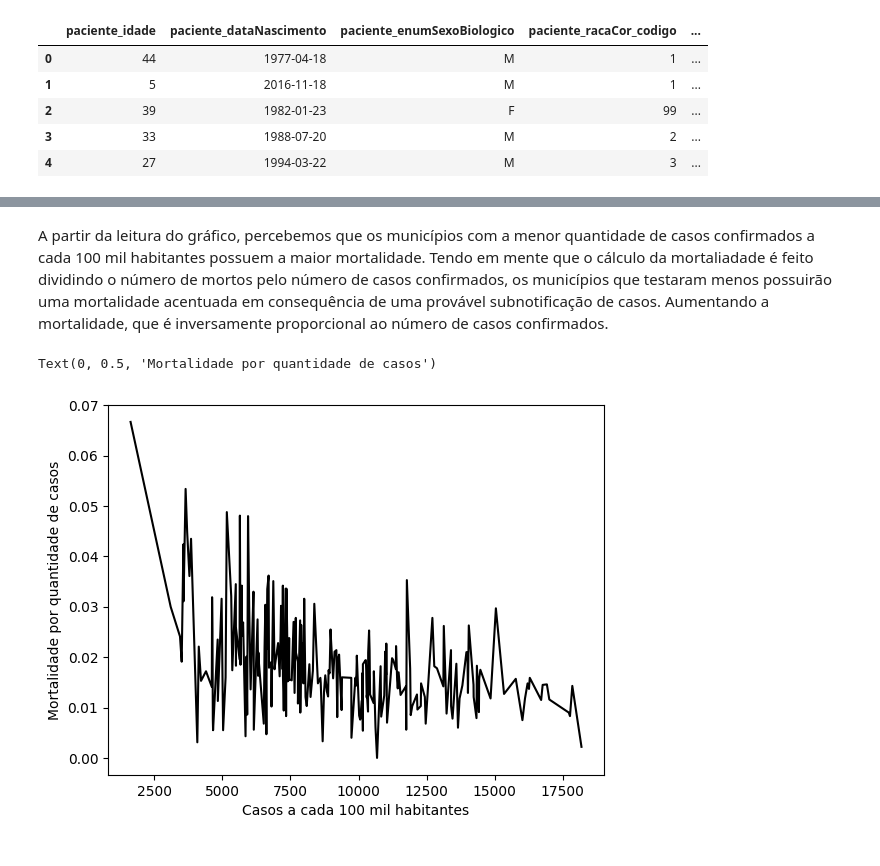
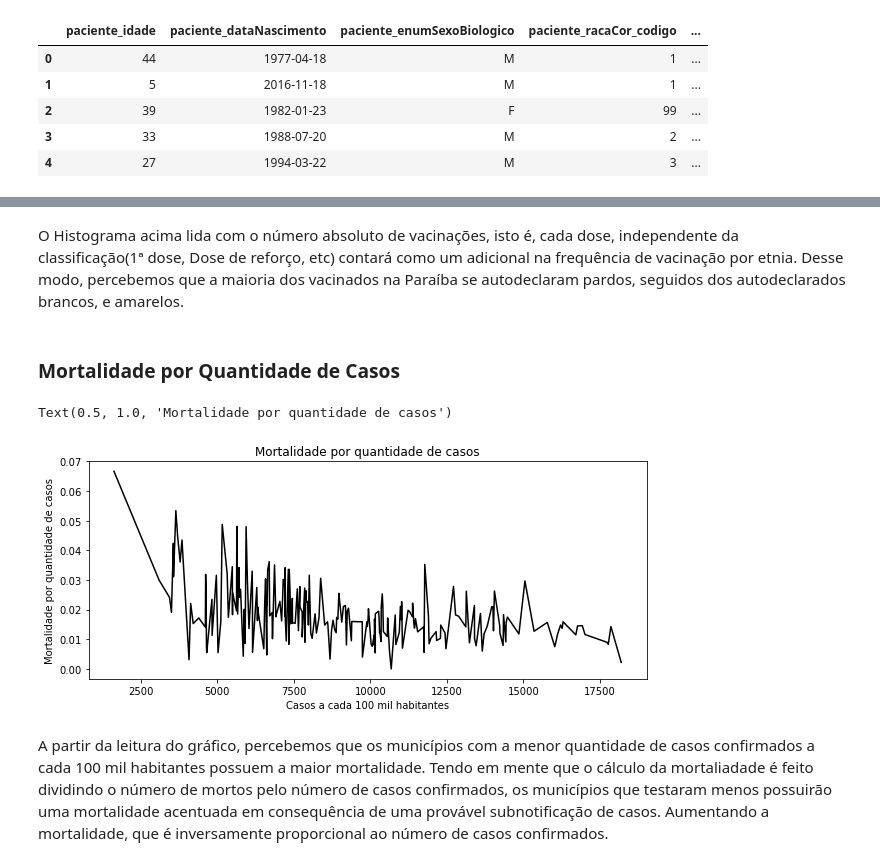
Before and after one commit to maxbarbosa/data-science-final-project, a Jupyter notebook: graphs.ipynb, the cells around one changed output, grey strips where cells are left out. Saved outputs shown, nothing was run; the diff lists cells and outputs as text; code cells hidden in the pictures.

```diff
--- a/graphs.ipynb
+++ b/graphs.ipynb
@@ -106,9 +73,14 @@ Text(0, 0.5, 'Etnia')
+# %% [markdown]
+O Histograma acima lida com o número absoluto de vacinações, isto é, cada dose, independente da classificação(1ª dose, Dose de reforço, etc) contará como um adicional na frequência de vacinação por etnia. Desse modo, percebemos que a maioria dos vacinados na Paraíba se autodeclaram pardos, seguidos dos autodeclarados brancos, e amarelos.
+# %% [markdown]
+### Mortalidade por Quantidade de Casos
+# %%
+lin_drt = sns.lineplot(data = casos_df, x = 'confirmed_per_100k_inhabitants', y = 'death_rate', color= 'black')
+lin_drt.set_xlabel('Casos a cada 100 mil habitantes')
+lin_drt.set_ylabel('Mortalidade por quantidade de casos')
+lin_drt.set_title('Mortalidade por quantidade de casos')
+# %% [output]
+Text(0.5, 1.0, 'Mortalidade por quantidade de casos')
+[figure, added]
 # %% [markdown]
 A partir da leitura do gráfico, percebemos que os municípios com a menor quantidade de casos confirmados a cada 100 mil habitantes possuem a maior mortalidade. Tendo em mente que o cálculo da mortaliadade é feito dividindo o número de mortos pelo número de casos confirmados, os municípios que testaram menos possuirão uma mortalidade acentuada em consequência de uma provável subnotificação de casos. Aumentando a mortalidade, que é inversamente proporcional ao número de casos confirmados.
-# %%
-lin_drt = sns.lineplot(data = casos_df, x = 'confirmed_per_100k_inhabitants', y = 'death_rate', color= 'black')
-lin_drt.set_xlabel('Casos a cada 100 mil habitantes')
-lin_drt.set_ylabel('Mortalidade por quantidade de casos')
-# %% [output]
-Text(0, 0.5, 'Mortalidade por quantidade de casos')
-[figure, removed]
```
Also changed, not shown: parts of 21 cells of this notebook.
